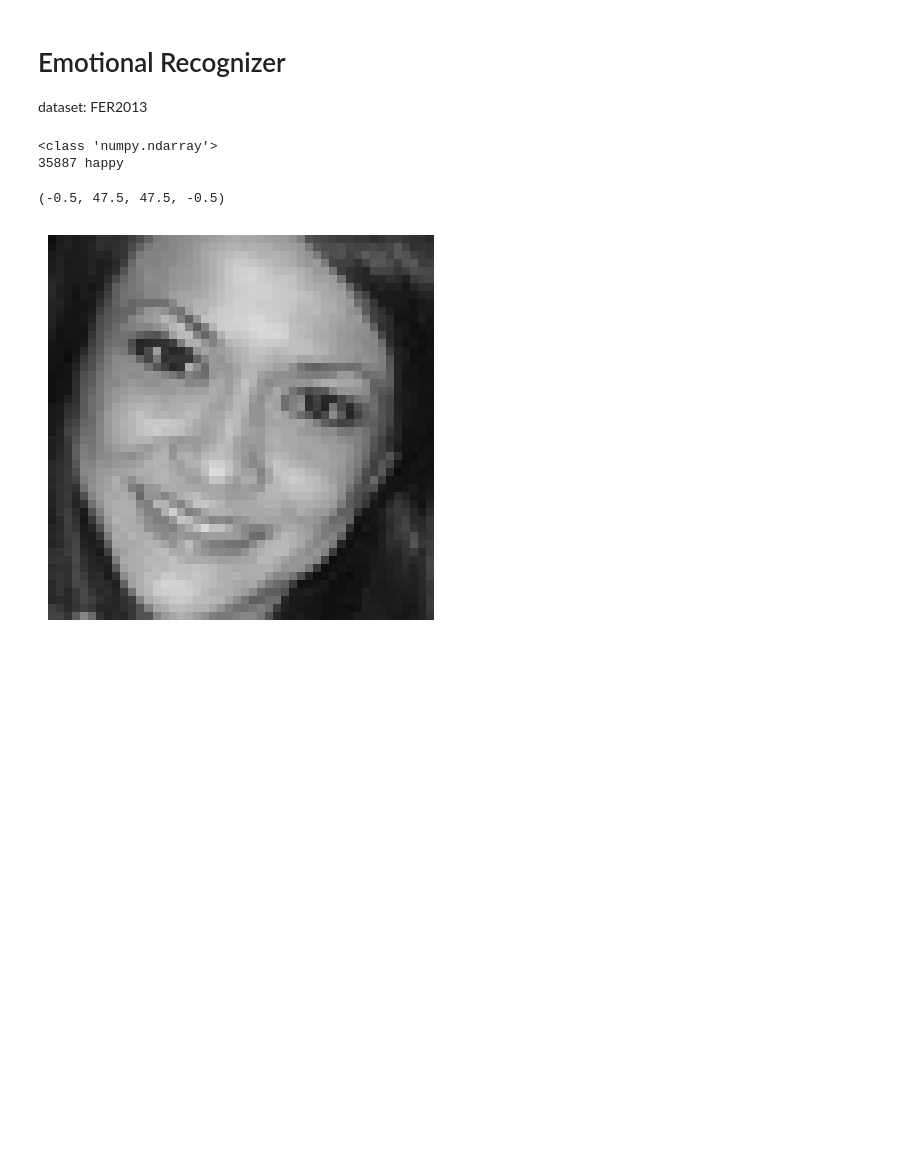
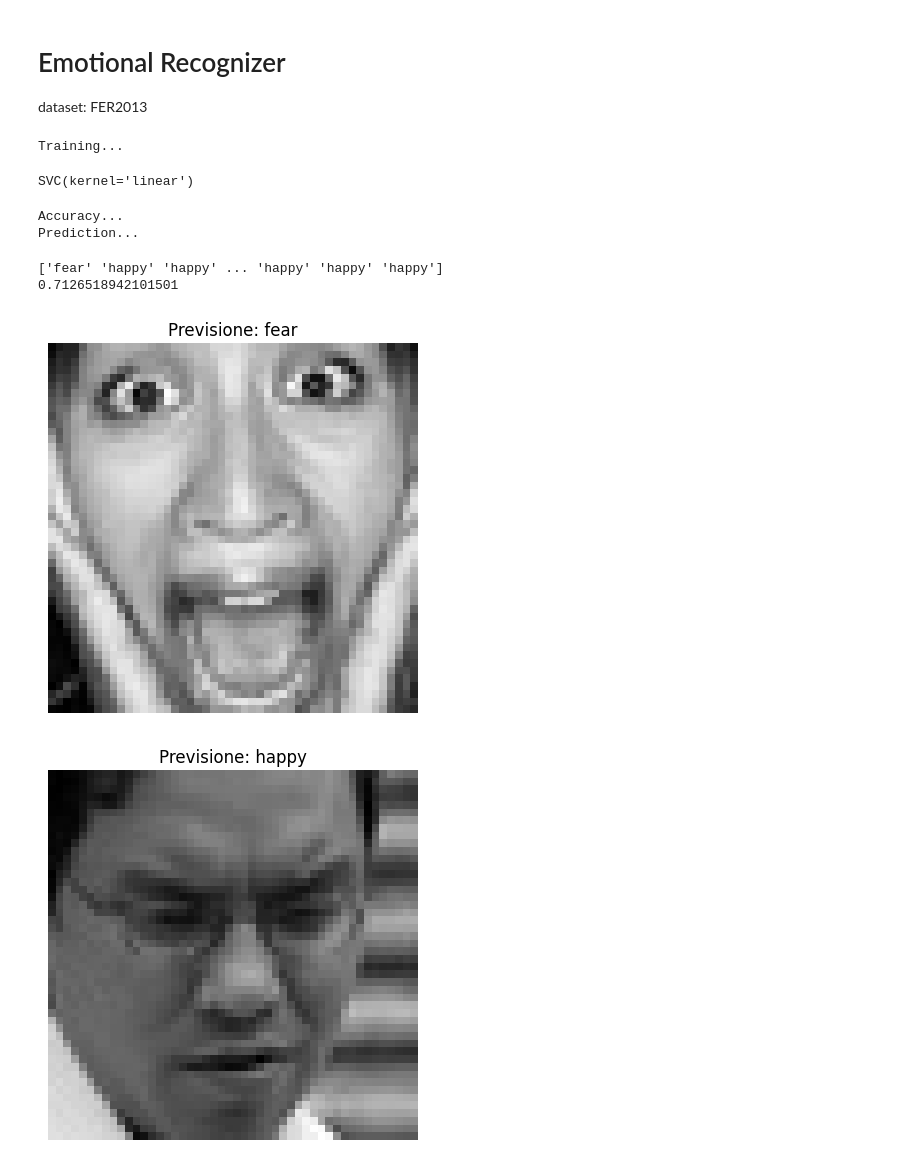
Before and after one commit to CiZ01/ailab-project-emotion-recognition, a Jupyter notebook: main.ipynb, the cells around one changed output. Drawn from its saved outputs; the diff is of its cells as text; code cells hidden in the pictures; blank space fills up the shorter version.

```diff
--- a/main.ipynb
+++ b/main.ipynb
@@ -9,10 +12,63 @@ import matplotlib.pyplot as plt
-# %%
-from FERData import FERDataset
-
-dataset = FERDataset('./dataset')
-img, lab = dataset.__getitem__(4000)
-# %% [output]
-<class 'numpy.ndarray'>
-35887 happy
-(-0.5, 47.5, 47.5, -0.5)
-[figure, removed]
+# %%
+train_dataset = FERDataset('./dataset/train')
+
+# Creazione del dataset di addestramento
+X_train = []  # Lista dei vettori di caratteristiche
+y_train = []  # Lista delle label corrispondenti
+
+for image, label in train_dataset[0:, ('fear','happy')]:  # dataset è il tuo dataset di immagini e label
+
+    # Aggiungi il vettore di caratteristiche e la label alle liste
+    X_train.append(image.flatten())
+    y_train.append(label)
+
+# Creazione e addestramento del modello SVM
+model = SVC(kernel='linear', C=1.0)  # Imposta i parametri del modello
+
+print('Training...')
+model.fit(X_train, y_train)  # Addestra il modello
+# %% [output]
+Training...
+SVC(kernel='linear')
+# %%
+
+test_dataset = FERDataset('./dataset/test')
+
+# Valutazione del modello
+X_test = []  # Lista dei vettori di caratteristiche del dataset di test
+y_test = [] # Lista delle label corrispondenti
+
+
+for image, label in test_dataset[0:, ('fear', 'happy')]:  # dataset è il tuo dataset di immagini e label
+
+    # Aggiungi il vettore di caratteristiche e la label alle liste
+    X_test.append(image.flatten())
+    y_test.append(label)
+
+print('Accuracy...')
+accuracy = model.score(X_test, y_test)  # Calcola l'accuratezza del modello
+
+print('Prediction...')
+prediction = model.predict(X_test)  # Esegui la predizione sul dataset di test
+# %% [output]
+Accuracy...
+Prediction...
+# %%
+print(prediction)
+print(accuracy)
+# %% [output]
+['fear' 'happy' 'happy' ... 'happy' 'happy' 'happy']
+0.7126518942101501
+# %%
+
+for pred, image in zip(prediction[0:10], test_dataset[0:10, ('fear', 'happy')]):
+    plt.figure()
+    plt.imshow(image[0], cmap='gray')
+    plt.title(f'Previsione: {pred}')
+    plt.axis('off')
+
+# Mostra i plot delle immagini
+plt.show()
+# %% [output]
+[figure, added]
+[figure, added]
```
Also changed, not shown: parts of 2 cells of this notebook, 2 other files.
